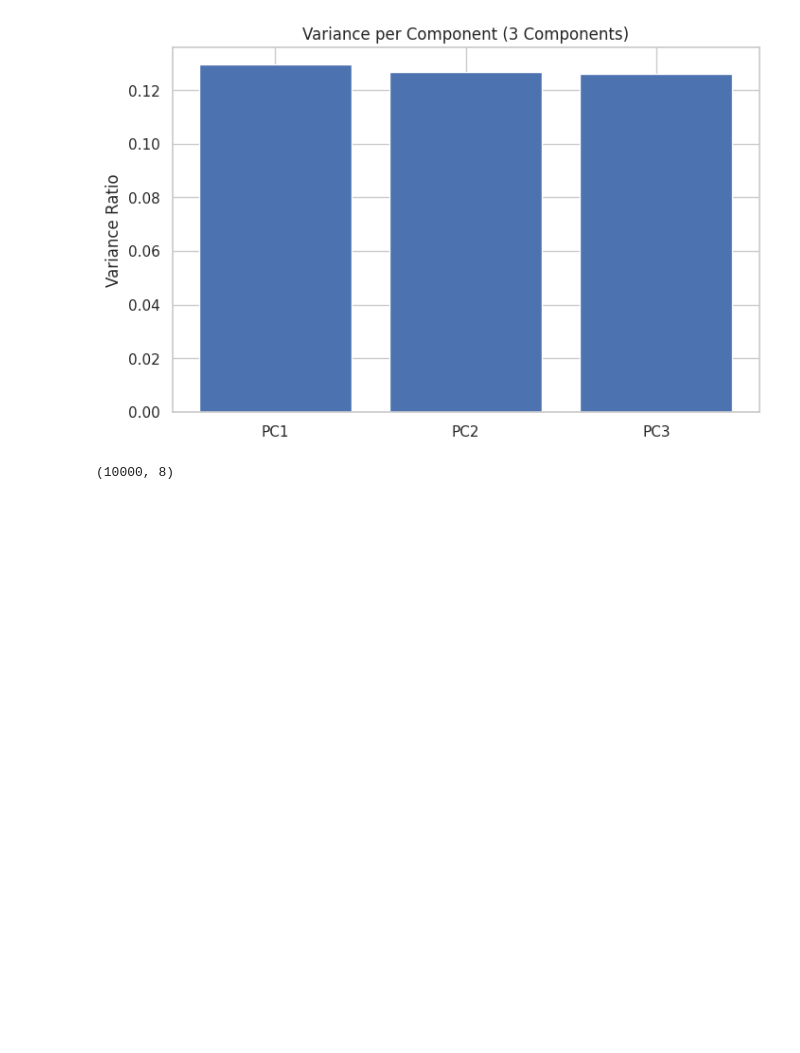
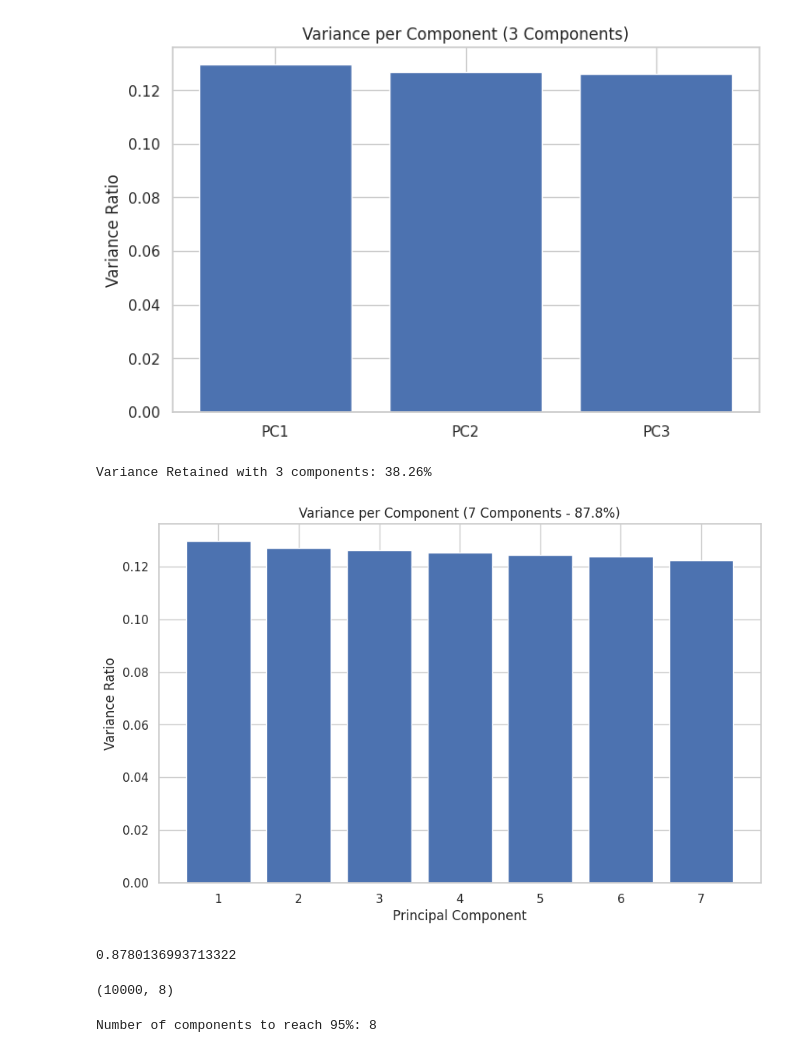
Before and after one commit to YamenObeidat/Activity-3--DBSCAN-PCA, a Jupyter notebook: final_project_2.ipynb, the cells around one changed output. Drawn from its saved outputs; the diff is of its cells as text; code cells hidden in the pictures; blank space fills up the shorter version.

```diff
--- a/final_project_2.ipynb
+++ b/final_project_2.ipynb
@@ -126,9 +126,39 @@ plt.ylabel('Variance Ratio')
 plt.show()
 # %% [output]
 [figure]
+# %%
+pca_low = PCA(n_components=3)
+X_pca_low = pca_low.fit_transform(X_scaled)
+variance_retained = np.sum(pca_low.explained_variance_ratio_)
+print(f"Variance Retained with 3 components: {variance_retained:.2%}")
+# %% [output]
+Variance Retained with 3 components: 38.26%
+# %%
+pca_7 = PCA(n_components=7)
+X_pca_7 = pca_7.fit_transform(X_scaled)
+variance_7 = np.sum(pca_7.explained_variance_ratio_)
+
+plt.figure(figsize=(10, 6))
+plt.bar(range(1, 8), pca_7.explained_variance_ratio_)
+plt.xlabel('Principal Component')
+plt.ylabel('Variance Ratio')
+plt.title('Variance per Component (7 Components - 87.8%)')
+plt.xticks(range(1, 8))
+plt.show()
+
+print(variance_7)
+# %% [output]
+[figure, added]
+0.8780136993713322
 # %%
 pca_final = PCA(n_components=0.95)
 X_pca = pca_final.fit_transform(X_scaled)
 print(X_pca.shape)
 # %% [output]
 (10000, 8)
+# %%
+pca_final = PCA(n_components=0.95)
+X_pca = pca_final.fit_transform(X_scaled)
+print(f"Number of components to reach 95%: {X_pca.shape[1]}")
+# %% [output]
+Number of components to reach 95%: 8
```
Also changed, not shown: parts of 2 cells of this notebook.
